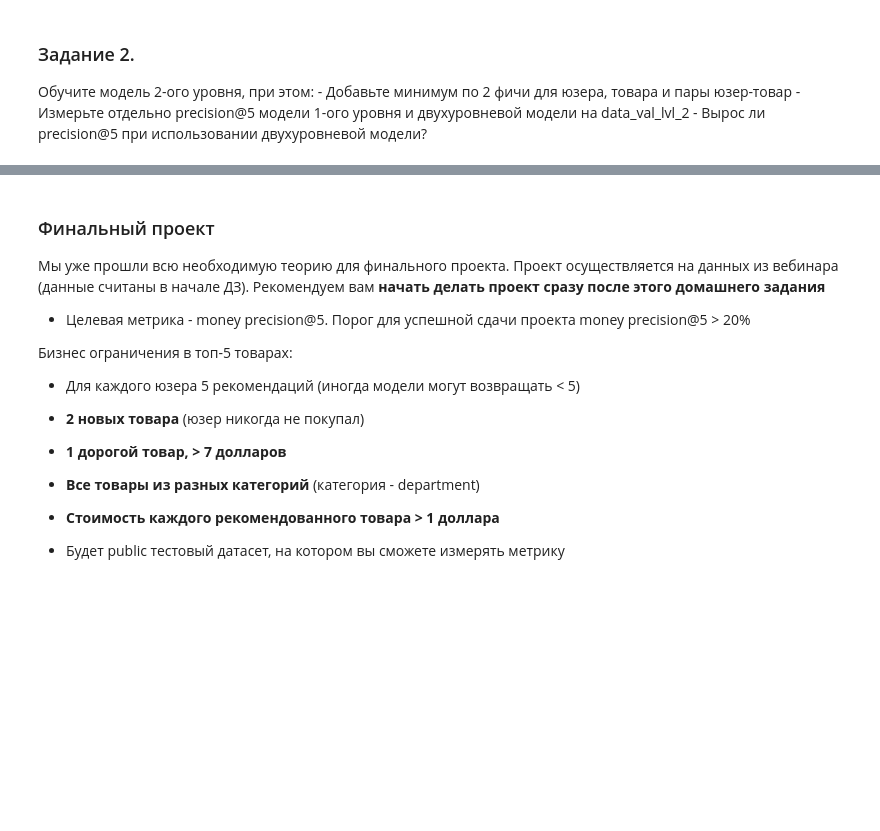
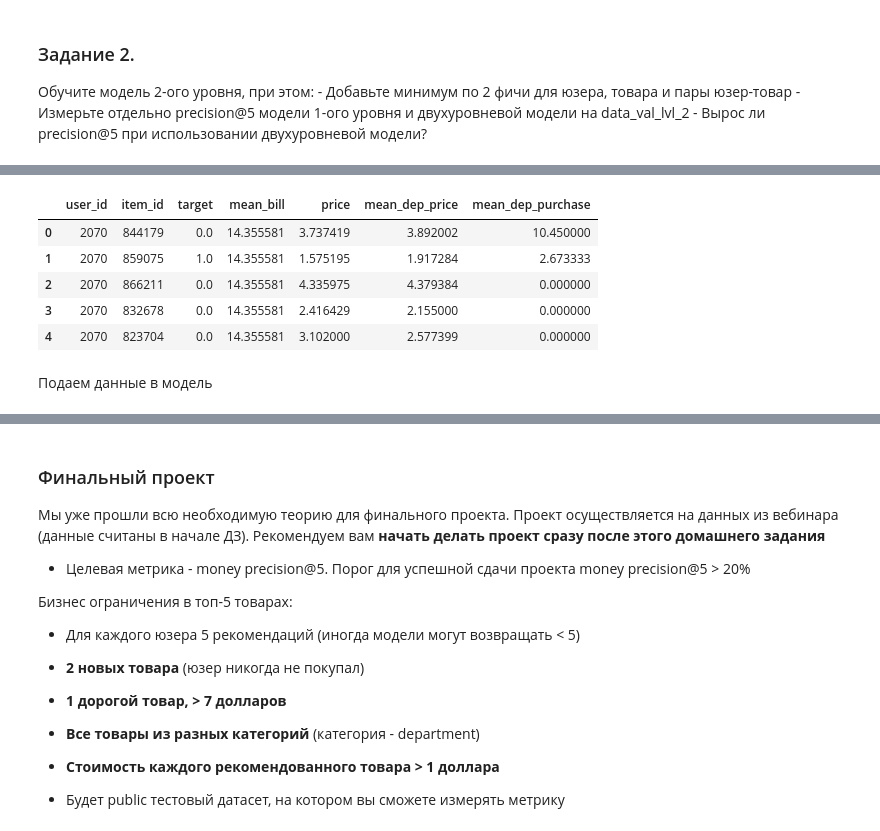
Before and after one commit to Filkin-S/GB_Rec_Systems, a Jupyter notebook: Lesson_6/hw_webinar_6.ipynb, the cells around one changed output, grey strips where cells are left out. Saved outputs shown, nothing was run; the diff lists cells and outputs as text; code cells hidden in the pictures; blank space fills up the shorter version.

```diff
--- a/Lesson_6/hw_webinar_6.ipynb
+++ b/Lesson_6/hw_webinar_6.ipynb
@@ -123,0 +315,12 @@ result_lvl_1.head(2)
+# %%
+user_purchases = data_train_lvl_2.groupby(['user_id', 'basket_id'])['sales_value'].sum().reset_index()
+user_mean_bill = user_purchases.groupby('user_id')['sales_value'].mean().reset_index()
+user_mean_bill.rename(columns={'sales_value': 'mean_bill'}, inplace=True)
+
+data = data_train_lvl_2.merge(item_features, on='item_id', how='left')
+
+user_mean_dep_purchase = data.groupby(['user_id', 'sub_commodity_desc'], sort=False)['sales_value'].mean().reset_index()
+user_mean_dep_purchase.rename(columns={'sales_value': 'mean_dep_purchase'}, inplace=True)
+# %%
+targets_lvl_2 = targets_lvl_2.merge(user_mean_bill, on='user_id', how='left')
+targets_lvl_2.head()
@@ -123,0 +334,24 @@ result_lvl_1.head(2)
+# %%
+data['price'] = data['sales_value'] / (np.maximum(data['quantity'], 1))
+items_price = data.groupby(['item_id'])['price'].mean().reset_index()
+dep_mean_item_price = data.groupby(['sub_commodity_desc'])['price'].mean().reset_index()
+dep_mean_item_price.rename(columns={'price': 'mean_dep_price'}, inplace=True)
+# %%
+items_deps = data[['item_id', 'sub_commodity_desc']].copy().drop_duplicates()
+targets_lvl_2 = targets_lvl_2.merge(items_deps, on='item_id', how='left')
+# %%
+targets_lvl_2 = targets_lvl_2.merge(items_price, on='item_id', how='left')
+targets_lvl_2 = targets_lvl_2.merge(dep_mean_item_price, on='sub_commodity_desc', how='left')
+targets_lvl_2 = targets_lvl_2.merge(user_mean_dep_purchase, on=['user_id', 'sub_commodity_desc'], how='left')
+targets_lvl_2.drop('sub_commodity_desc', axis=1, inplace=True)
+targets_lvl_2= targets_lvl_2.fillna(0)
+targets_lvl_2.head()
+# %% [output]
+|  | user_id | item_id | target | mean_bill | price | mean_dep_price | mean_dep_purchase |
+| 0 | 2070 | 844179 | 0.0 | 14.355581 | 3.737419 | 3.892002 | 10.450000 |
+| 1 | 2070 | 859075 | 1.0 | 14.355581 | 1.575195 | 1.917284 | 2.673333 |
+| 2 | 2070 | 866211 | 0.0 | 14.355581 | 4.335975 | 4.379384 | 0.000000 |
+| 3 | 2070 | 832678 | 0.0 | 14.355581 | 2.416429 | 2.155000 | 0.000000 |
+| 4 | 2070 | 823704 | 0.0 | 14.355581 | 3.102000 | 2.577399 | 0.000000 |
+# %% [markdown]
+Подаем данные в модель
```
Also changed, not shown: parts of 32 cells of this notebook, 3 other files.
